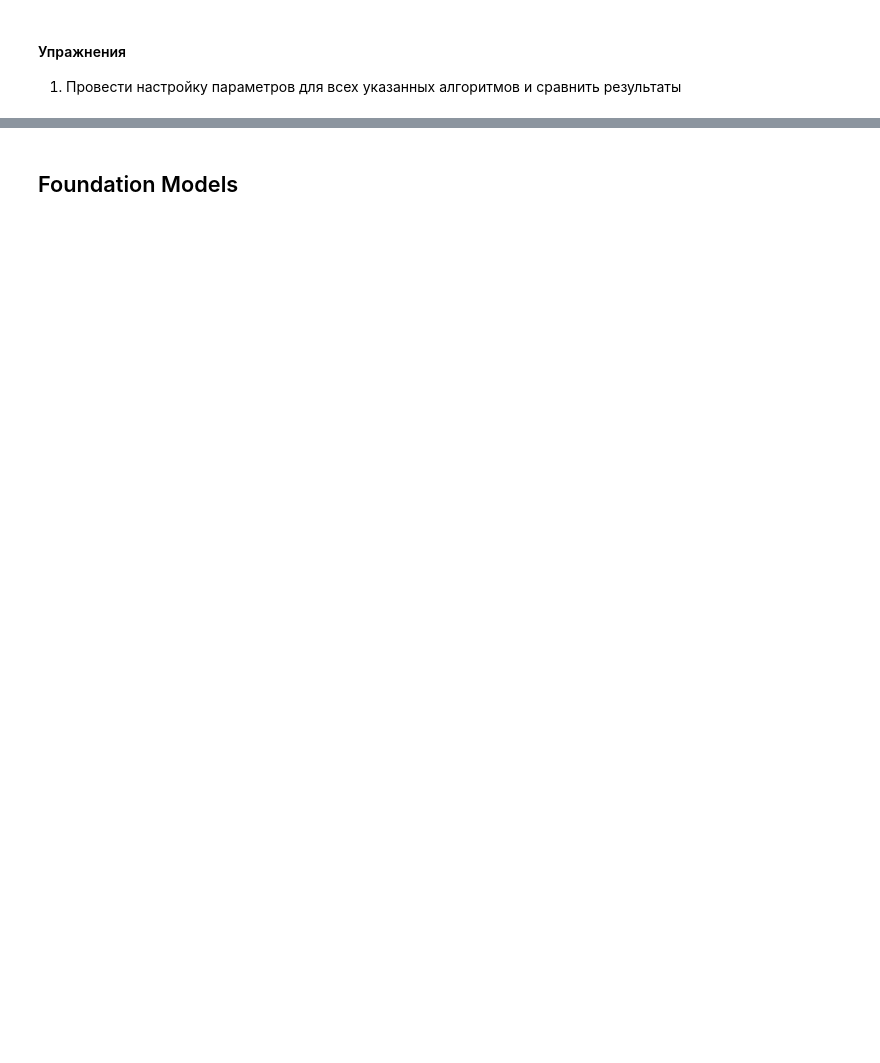
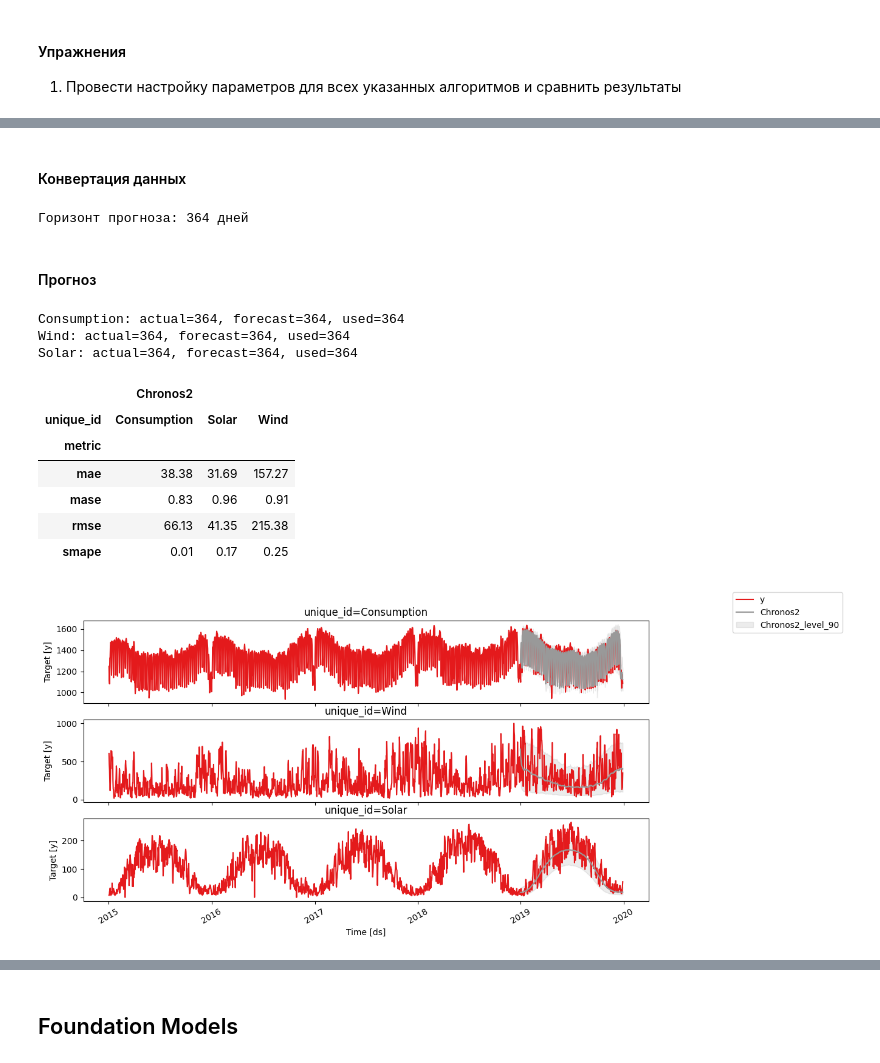
Before and after one commit to MVRonkin/TimeSeriesCourse, a Jupyter notebook: 2026/WS/08 - предсказание значений ВР с DL.ipynb, the cells around one changed output, grey strips where cells are left out. Drawn from its saved outputs; the diff is of its cells as text; code cells hidden in the pictures; blank space fills up the shorter version.

```diff
--- a/2026/WS/08 - предсказание значений ВР с DL.ipynb
+++ b/2026/WS/08 - предсказание значений ВР с DL.ipynb
@@ -1222,0 +1361,5 @@ To support symlinks on Windows, you either need to activate Developer Mode or to
+# %%
+import pandas as pd  # requires: pip install 'pandas[pyarrow]'
+from chronos import Chronos2Pipeline
+
+pipeline = Chronos2Pipeline.from_pretrained("amazon/chronos-2", device_map="cuda")
@@ -1222,0 +1370,75 @@ To support symlinks on Windows, you either need to activate Developer Mode or to
+# %% [markdown]
+#### Конвертация данных
+# %%
+# Chronos2Pipeline.predict_df ожидает колонки: id, timestamp, target
+
+# Тренировочные данные (контекст)
+context_df = df_train[["unique_id", "ds", "y"]].rename(columns={
+    "unique_id": "id",
+    "ds":        "timestamp",
+    "y":         "target"
+})
+
+# Будущие даты (для future_df — без target)
+future_df = df_test[["unique_id", "ds"]].rename(columns={
+    "unique_id": "id",
+    "ds":        "timestamp",
+})
+
+FORECAST_HORIZON = len(df_test[df_test["unique_id"] == ts[0]])  # = test_size
+print(f"Горизонт прогноза: {FORECAST_HORIZON} дней")
+# %% [output]
+Горизонт прогноза: 364 дней
+# %% [markdown]
+####  Прогноз
+# %%
+pred_df = pipeline.predict_df(
+    context_df,
+    future_df=future_df,
+    prediction_length=FORECAST_HORIZON,
+    quantile_levels=[0.1, 0.5, 0.9],
+    id_column="id",
+    timestamp_column="timestamp",
+    target="target",
+    validate_inputs=False,  # отключаем проверку
+)
+
+# 4. Сборка результатов
+# pred_df содержит колонки: id, timestamp, 0.1, 0.5, 0.9
+results_chr2 = []
+for uid in ts:
+    test_subset = df_test[df_test["unique_id"] == uid].sort_values("ds").reset_index(drop=True)
+    pred_subset = pred_df[pred_df["id"] == uid].sort_values("timestamp").reset_index(drop=True)
+
+    n = min(len(test_subset), len(pred_subset))
+
+    results_chr2.append(pd.DataFrame({
+        "unique_id":    uid,
+        "ds":           test_subset["ds"].values[:n],
+        "y":            test_subset["y"].values[:n],
+        "Chronos2":     pred_subset["0.5"].values[:n],   # медиана
+        "Chronos2-lo-90": pred_subset["0.1"].values[:n],
+        "Chronos2-hi-90": pred_subset["0.9"].values[:n],
+    }))
+    print(f"{uid}: actual={len(test_subset)}, forecast={len(pred_subset)}, used={n}")
+
+df_results_chr2 = pd.concat(results_chr2, ignore_index=True)
+# %% [output]
+Consumption: actual=364, forecast=364, used=364
+Wind: actual=364, forecast=364, used=364
+Solar: actual=364, forecast=364, used=364
+# %%
+evaluate_and_plot(df_train_val,
+                  df_test,
+                  forecasts_or_eval = df_results_chr2,
+                  levels=[90],
+                  metrics = metrics)
+# %% [output]
+|  | Chronos2 |  |  |
+| unique_id | Consumption | Solar | Wind |
+| metric |  |  |  |
+| mae | 38.38 | 31.69 | 157.27 |
+| mase | 0.83 | 0.96 | 0.91 |
+| rmse | 66.13 | 41.35 | 215.38 |
+| smape | 0.01 | 0.17 | 0.25 |
+[figure, added]
```
Also changed, not shown: parts of 49 cells of this notebook.
